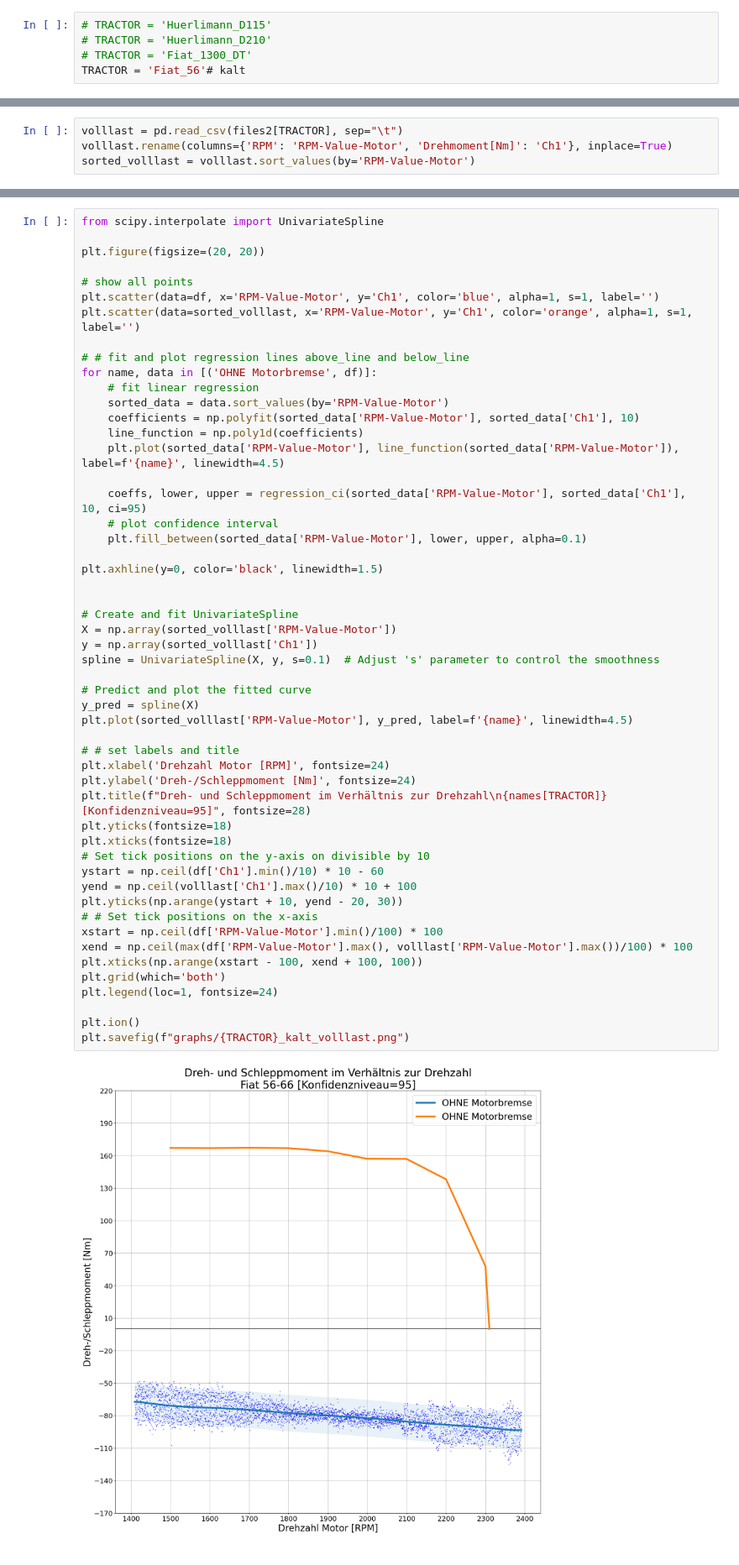
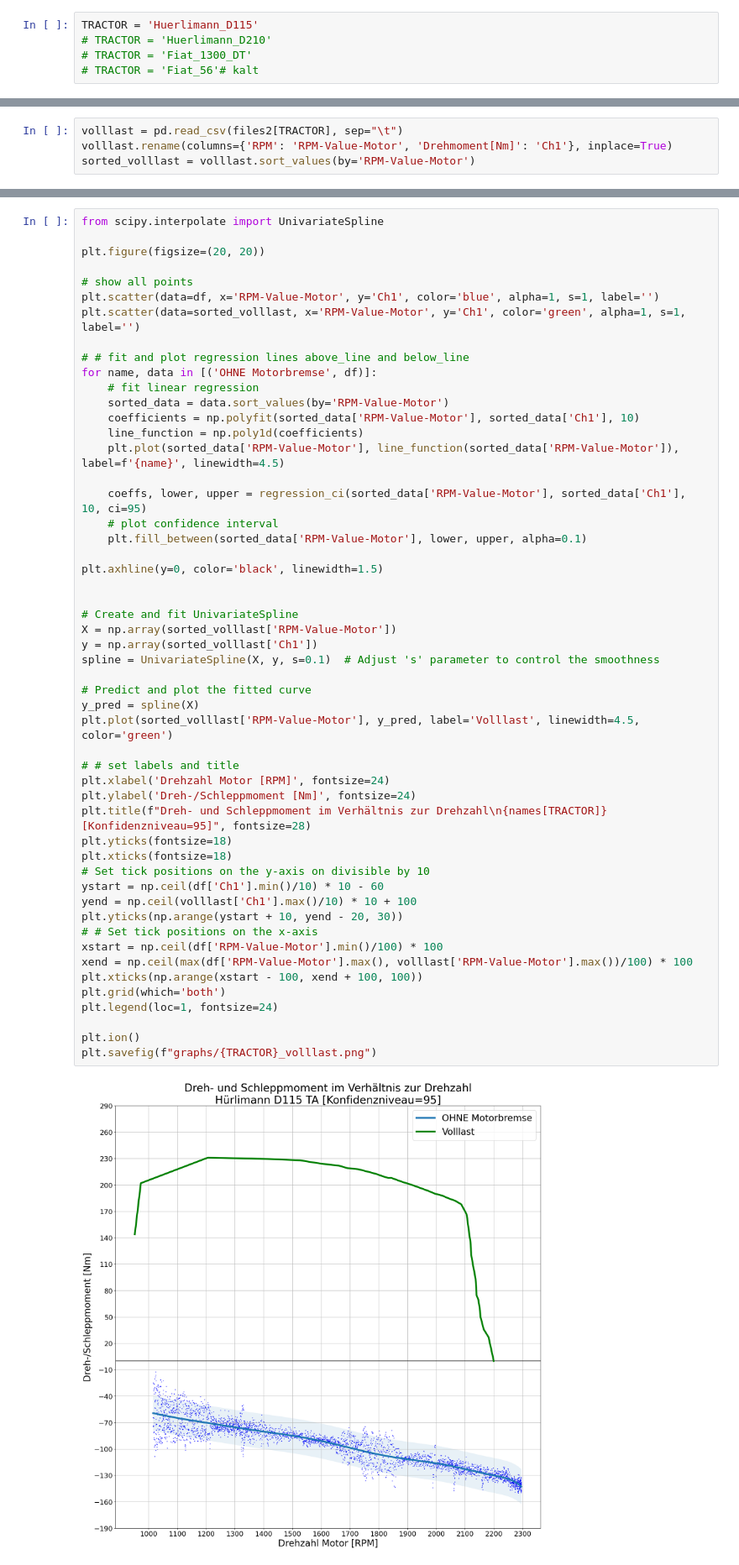
Before and after one commit to Skatinger/hafl, a Jupyter notebook: matthias_SA/Auswertung ohne Motorbremse.ipynb, the cells around one changed output, grey strips where cells are left out. Shown at 84% size. Drawn from its saved outputs; the diff is of its cells as text.

```diff
--- a/matthias_SA/Auswertung ohne Motorbremse.ipynb
+++ b/matthias_SA/Auswertung ohne Motorbremse.ipynb
@@ -5,10 +5,10 @@ import pandas as pd
 import numpy as np
 from scipy import stats
 # %%
-# TRACTOR = 'Huerlimann_D115'
+TRACTOR = 'Huerlimann_D115'
 # TRACTOR = 'Huerlimann_D210'
 # TRACTOR = 'Fiat_1300_DT'
-TRACTOR = 'Fiat_56'# kalt
+# TRACTOR = 'Fiat_56'# kalt
 # %%
 files = {
     'Fiat_56': 'fixed/Fiat_56_kalt.csv',
@@ -259,7 +257,7 @@ plt.figure(figsize=(20, 20))
 
 # show all points
 plt.scatter(data=df, x='RPM-Value-Motor', y='Ch1', color='blue', alpha=1, s=1, label='')
-plt.scatter(data=sorted_volllast, x='RPM-Value-Motor', y='Ch1', color='orange', alpha=1, s=1, label='')
+plt.scatter(data=sorted_volllast, x='RPM-Value-Motor', y='Ch1', color='green', alpha=1, s=1, label='')
 
 # # fit and plot regression lines above_line and below_line
 for name, data in [('OHNE Motorbremse', df)]:
@@ -276,33 +274,33 @@ for name, data in [('OHNE Motorbremse', df)]:
 plt.axhline(y=0, color='black', linewidth=1.5)
 
 
 # Create and fit UnivariateSpline
 X = np.array(sorted_volllast['RPM-Value-Motor'])
 y = np.array(sorted_volllast['Ch1'])
 spline = UnivariateSpline(X, y, s=0.1)  # Adjust 's' parameter to control the smoothness
 
 # Predict and plot the fitted curve
 y_pred = spline(X)
-plt.plot(sorted_volllast['RPM-Value-Motor'], y_pred, label=f'{name}', linewidth=4.5)
+plt.plot(sorted_volllast['RPM-Value-Motor'], y_pred, label='Volllast', linewidth=4.5, color='green')
 
 # # set labels and title
 plt.xlabel('Drehzahl Motor [RPM]', fontsize=24)
 plt.ylabel('Dreh-/Schleppmoment [Nm]', fontsize=24)
 plt.title(f"Dreh- und Schleppmoment im Verhältnis zur Drehzahl\n{names[TRACTOR]} [Konfidenzniveau=95]", fontsize=28)
 plt.yticks(fontsize=18)
 plt.xticks(fontsize=18)
 # Set tick positions on the y-axis on divisible by 10
 ystart = np.ceil(df['Ch1'].min()/10) * 10 - 60
 yend = np.ceil(volllast['Ch1'].max()/10) * 10 + 100
 plt.yticks(np.arange(ystart + 10, yend - 20, 30))
 # # Set tick positions on the x-axis
 xstart = np.ceil(df['RPM-Value-Motor'].min()/100) * 100
 xend = np.ceil(max(df['RPM-Value-Motor'].max(), volllast['RPM-Value-Motor'].max())/100) * 100
 plt.xticks(np.arange(xstart - 100, xend + 100, 100))
 plt.grid(which='both')
 plt.legend(loc=1, fontsize=24)
 
 plt.ion()
-plt.savefig(f"graphs/{TRACTOR}_kalt_volllast.png")
+plt.savefig(f"graphs/{TRACTOR}_volllast.png")
 # %% [output]
-[figure, old version]
+[figure, new version]
```
Also changed, not shown: parts of 7 cells of this notebook, 1 other file.
